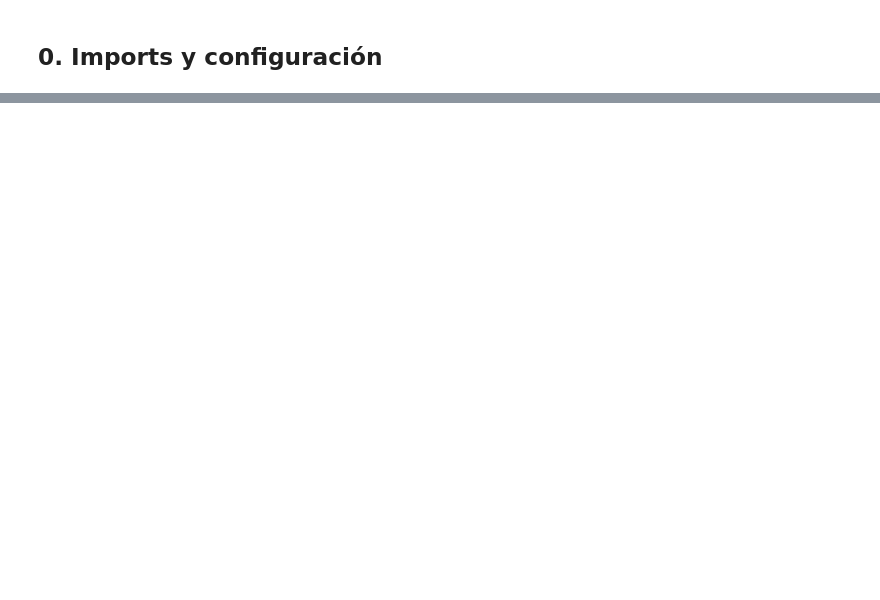
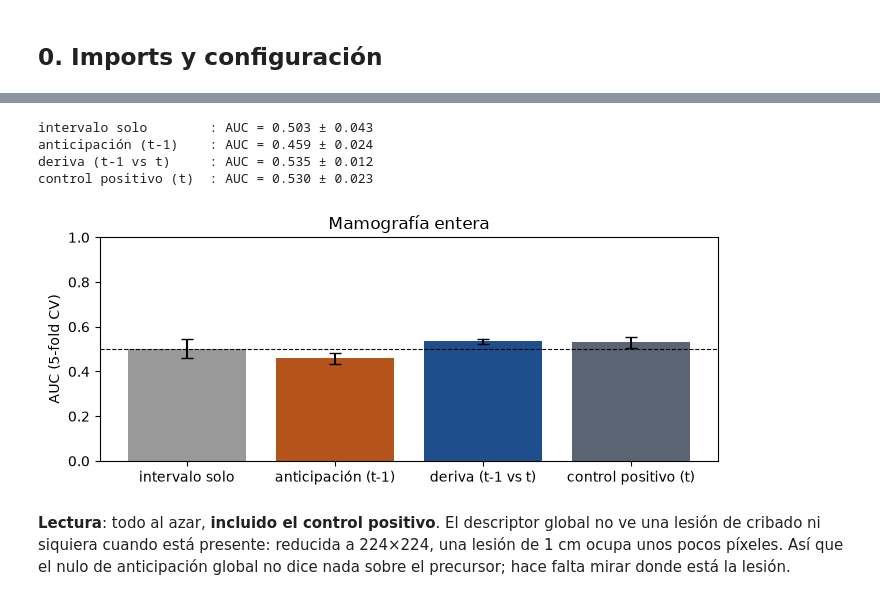
Before and after one commit to nickhernd/mammoviz-tda, a Jupyter notebook: notebooks/03_embed_longitudinal.ipynb, the cells around one changed output, grey strips where cells are left out. Cells and saved outputs as stored; diff of their text form; code cells hidden in the pictures; blank space fills up the shorter version.

```diff
--- a/notebooks/03_embed_longitudinal.ipynb
+++ b/notebooks/03_embed_longitudinal.ipynb
@@ -431,0 +154,17 @@ Siguientes pasos razonables:
+# %%
+cov = manifest[["empi_anon", "kind", "acc_t0", "acc_t1"]].copy()
+cov["intervalo_dias"] = ev.intervals_days(manifest)
+fecha = examenes.set_index(["empi_anon", "acc_anon"])["date"]
+cov["anio_t0"] = [fecha[(r.empi_anon, r.acc_t0)].year for r in manifest.itertuples()]
+clin = pd.read_csv(EMBED_DIR / "clinical.csv", usecols=["empi_anon", "acc_anon", "age_at_study", "tissueden"])
+clin = clin.groupby(["empi_anon", "acc_anon"]).first()
+claves_t0 = list(zip(cov["empi_anon"], cov["acc_t0"]))
+cov["edad_t0"] = clin["age_at_study"].reindex(claves_t0).values
+cov["densidad_t0"] = clin["tissueden"].reindex(claves_t0).values
+
+filas = []
+for var in ["intervalo_dias", "anio_t0", "edad_t0", "densidad_t0"]:
+    a, b = cov.loc[y == 1, var].dropna(), cov.loc[y == 0, var].dropna()
+    filas.append({"variable": var, "casos (mediana)": a.median(), "controles (mediana)": b.median(),
+                  "p (Mann-Whitney)": stats.mannwhitneyu(a, b).pvalue})
+pd.DataFrame(filas).round(3)
@@ -431,0 +207,35 @@ Siguientes pasos razonables:
+# %%
+X_anticipacion, X_deriva, _ = ev.compute_features(manifest, n_bins=6, verbose=False)
+X_t = ev.compute_t1_features(manifest, n_bins=6, verbose=False)
+dias = cov["intervalo_dias"].values[:, None]
+
+senales_globales = {
+    "intervalo solo": dias,
+    "anticipación (t-1)": X_anticipacion,
+    "deriva (t-1 vs t)": X_deriva,
+    "control positivo (t)": X_t,
+}
+res_global = {}
+for nombre, X in senales_globales.items():
+    s = cross_val_score(rf(), X, y, cv=5, scoring="roc_auc")
+    res_global[nombre] = (s.mean(), s.std())
+    print(f"{nombre:22s}: AUC = {s.mean():.3f} ± {s.std():.3f}")
+
+fig, ax = plt.subplots(figsize=(7, 3))
+ax.bar(list(res_global), [m for m, _ in res_global.values()], yerr=[s for _, s in res_global.values()],
+       capsize=4, color=["#999999", "#B4531A", "#1F4E8C", "#5B6472"])
+ax.axhline(0.5, color="k", ls="--", lw=0.8)
+ax.set_ylim(0, 1); ax.set_ylabel("AUC (5-fold CV)"); ax.set_title("Mamografía entera")
+plt.tight_layout(); plt.show()
+# %% [output]
+intervalo solo        : AUC = 0.503 ± 0.043
+anticipación (t-1)    : AUC = 0.459 ± 0.024
+deriva (t-1 vs t)     : AUC = 0.535 ± 0.012
+control positivo (t)  : AUC = 0.530 ± 0.023
+[figure, added]
+# %% [markdown]
+**Lectura**: todo al azar, **incluido el control positivo**. El
+descriptor global no ve una lesión de cribado ni siquiera cuando está
+presente: reducida a 224×224, una lesión de 1 cm ocupa unos pocos píxeles.
+Así que el nulo de anticipación global no dice nada sobre el precursor;
+hace falta mirar donde está la lesión.
```
Also changed, not shown: parts of 61 cells of this notebook, 3 other files.
